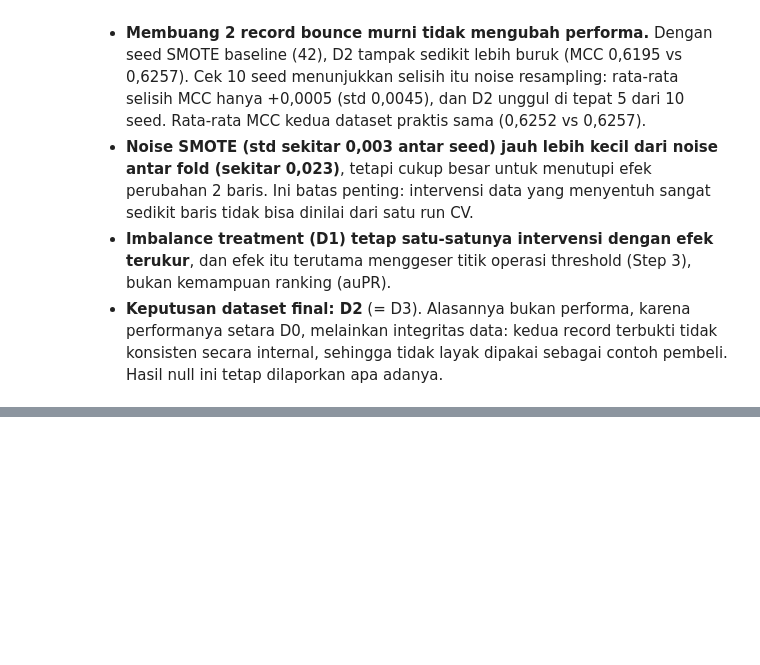
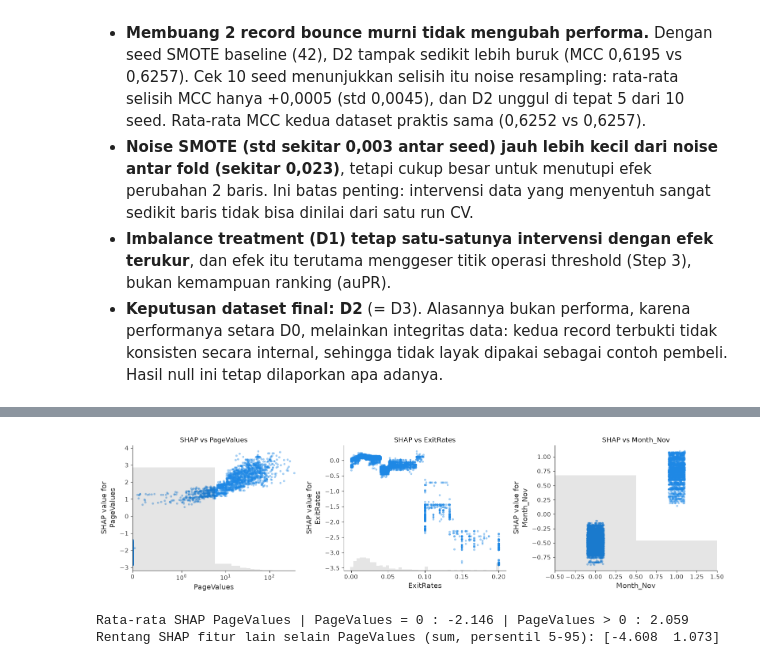
Before and after one commit to vickymahfudy/tugas-data-science, a Jupyter notebook: notebooks/07_data_centric.ipynb, the cells around one changed output, grey strips where cells are left out. Saved outputs shown, nothing was run; the diff lists cells and outputs as text; code cells hidden in the pictures; blank space fills up the shorter version.

```diff
--- a/notebooks/07_data_centric.ipynb
+++ b/notebooks/07_data_centric.ipynb
@@ -624,0 +728,18 @@ Selisih MCC D2 - D0: mean 0.0005, std 0.0045, D2 > D0 pada 5/10 seed
+# %%
+# Dependence plot fitur teratas
+fig, axes = plt.subplots(1, 3, figsize=(16, 4.2))
+for ax, f in zip(axes, ['PageValues', 'ExitRates', 'Month_Nov']):
+    shap.plots.scatter(sv_train[:, f], ax=ax, show=False, alpha=0.4)
+    ax.set_title(f'SHAP vs {f}')
+axes[0].set_xscale('symlog', linthresh=1); axes[0].set_xlim(left=0)
+plt.tight_layout(); plt.savefig(f'{FIG_DIR}/tugas4_shap_dependence.png', dpi=150, bbox_inches='tight'); plt.show()
+
+pv = raw_selected(X)['PageValues']
+print('Rata-rata SHAP PageValues | PageValues = 0 :', sv_train[:, 'PageValues'].values[pv == 0].mean().round(3),
+      '| PageValues > 0 :', sv_train[:, 'PageValues'].values[pv > 0].mean().round(3))
+print('Rentang SHAP fitur lain selain PageValues (sum, persentil 5-95):',
+      np.percentile(sv_train.values.sum(1) - sv_train[:, 'PageValues'].values, [5, 95]).round(3))
+# %% [output]
+[figure, added]
+Rata-rata SHAP PageValues | PageValues = 0 : -2.146 | PageValues > 0 : 2.059
+Rentang SHAP fitur lain selain PageValues (sum, persentil 5-95): [-4.608  1.073]
```
Also changed, not shown: parts of 10 cells of this notebook, 13 other files.
